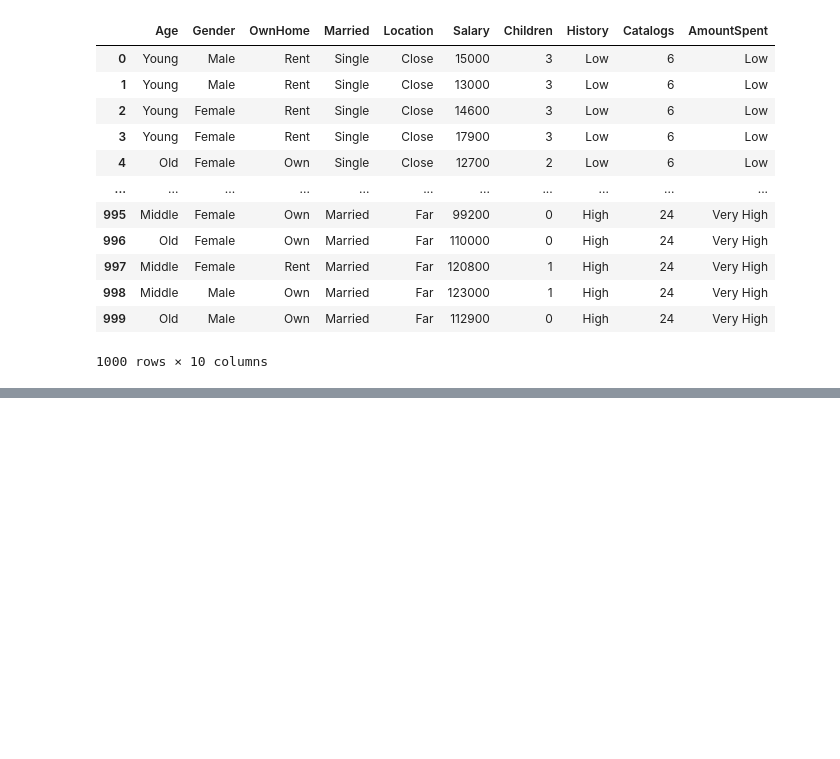
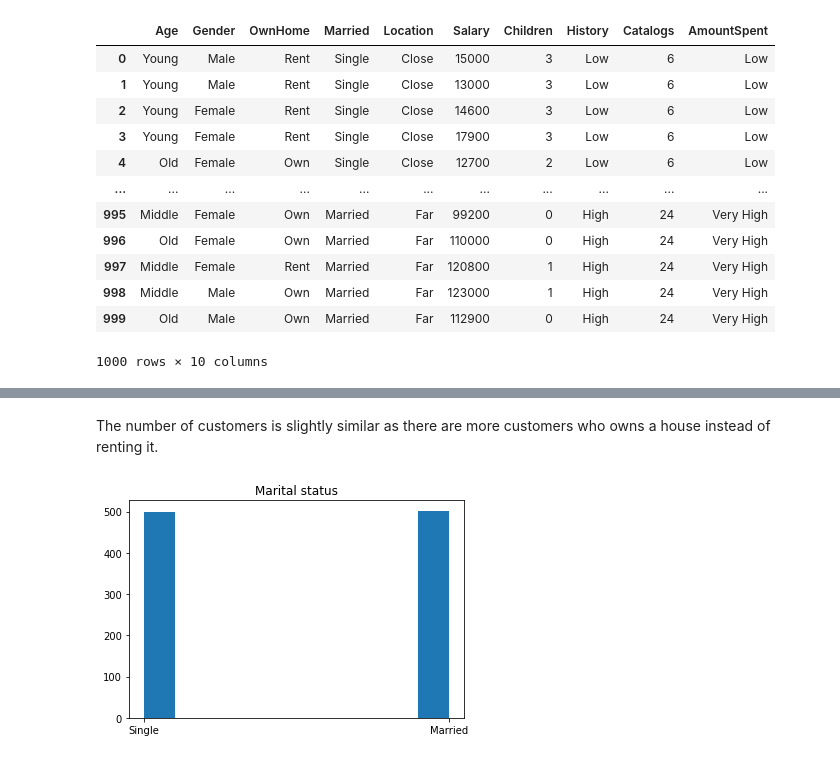
Before and after one commit to JXLK-dev/machinelearning, a Jupyter notebook: datasets_visualization.ipynb, the cells around one changed output, grey strips where cells are left out. Cells and saved outputs as stored; diff of their text form; code cells hidden in the pictures; blank space fills up the shorter version.

```diff
--- a/datasets_visualization.ipynb
+++ b/datasets_visualization.ipynb
@@ -92,0 +73,8 @@ plt.show()
+# %% [markdown]
+The number of customers is slightly similar as there are more customers who owns a house instead of renting it.
+# %%
+plt.hist(data.Married)
+plt.title("Marital status")
+plt.show()
+# %% [output]
+[figure, added]
```
Also changed, not shown: parts of 26 cells of this notebook, 2 other files.
